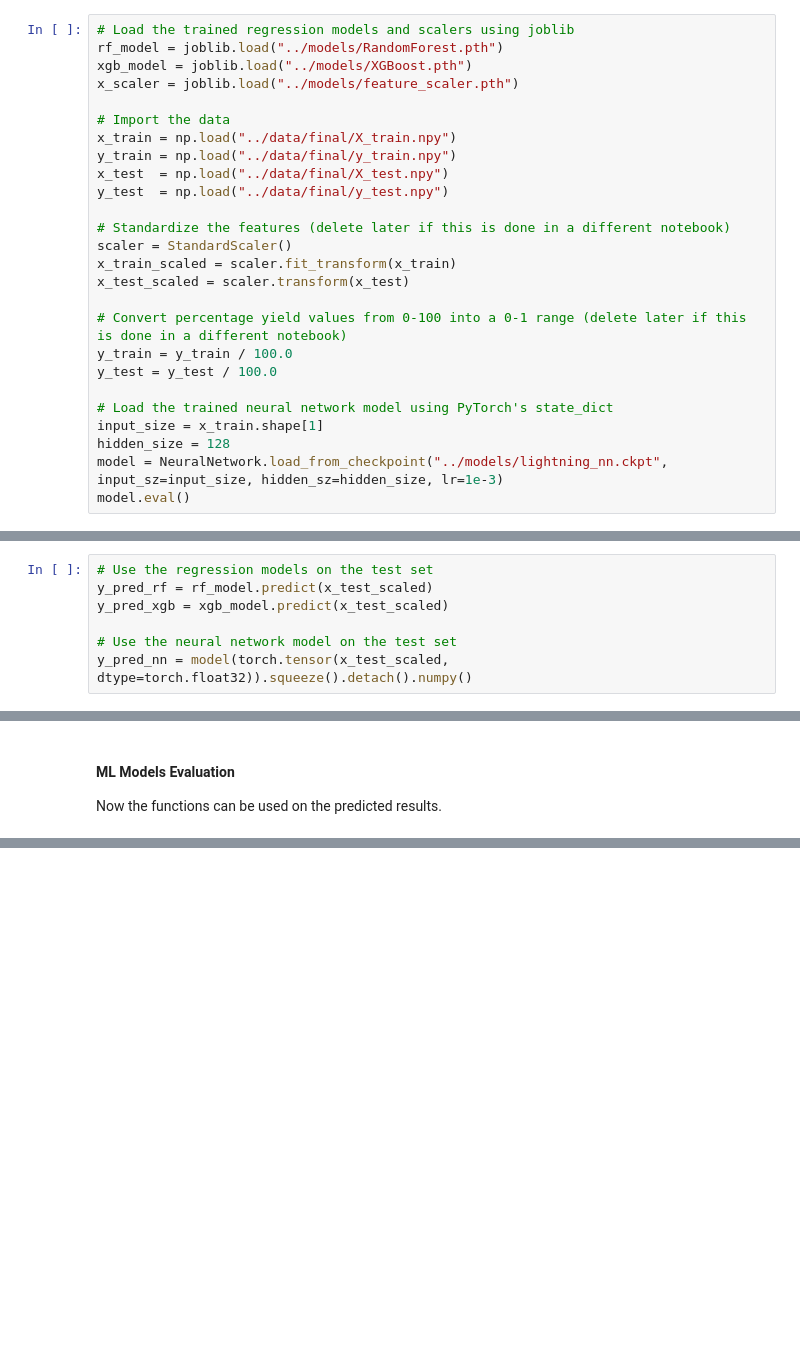
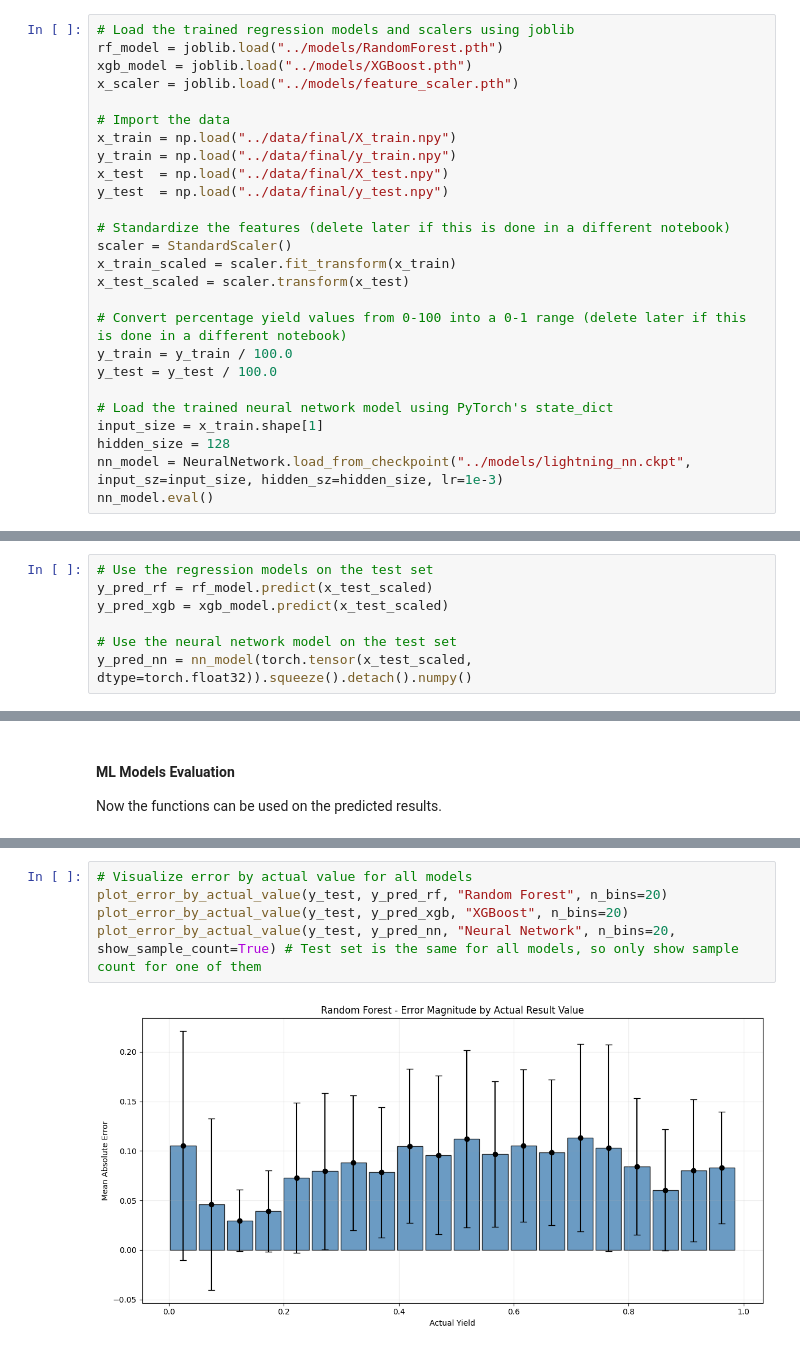
Before and after one commit to meirelesricardo/ai4chem_catalyst_predictor, a Jupyter notebook: notebooks/05_model_testing_and_comparing.ipynb, the cells around one changed output, grey strips where cells are left out. Cells and saved outputs as stored; diff of their text form; blank space fills up the shorter version.

```diff
--- a/notebooks/05_model_testing_and_comparing.ipynb
+++ b/notebooks/05_model_testing_and_comparing.ipynb
@@ -61,8 +62,8 @@ y_test = y_test / 100.0
 # Load the trained neural network model using PyTorch's state_dict
 input_size = x_train.shape[1]
 hidden_size = 128
-model = NeuralNetwork.load_from_checkpoint("../models/lightning_nn.ckpt", input_sz=input_size, hidden_sz=hidden_size, lr=1e-3)
-model.eval()
+nn_model = NeuralNetwork.load_from_checkpoint("../models/lightning_nn.ckpt", input_sz=input_size, hidden_sz=hidden_size, lr=1e-3)
+nn_model.eval()
 # %% [output]
 NeuralNetwork(
   (net): Sequential(
@@ -91,7 +92,7 @@ y_pred_rf = rf_model.predict(x_test_scaled)
 y_pred_xgb = xgb_model.predict(x_test_scaled)
 
 # Use the neural network model on the test set
-y_pred_nn = model(torch.tensor(x_test_scaled, dtype=torch.float32)).squeeze().detach().numpy()
+y_pred_nn = nn_model(torch.tensor(x_test_scaled, dtype=torch.float32)).squeeze().detach().numpy()
 # %% [markdown]
 ### 📝 Evaluation
 
@@ -310,0 +530,7 @@ plot_metrics_comparison([metrics_rf, metrics_xgb, metrics_nn], "All Models - Met
+# %%
+# Visualize error by actual value for all models
+plot_error_by_actual_value(y_test, y_pred_rf, "Random Forest", n_bins=20)
+plot_error_by_actual_value(y_test, y_pred_xgb, "XGBoost", n_bins=20)
+plot_error_by_actual_value(y_test, y_pred_nn, "Neural Network", n_bins=20, show_sample_count=True) # Test set is the same for all models, so only show sample count for one of them
+# %% [output]
+[figure, added]
```
Also changed, not shown: parts of 41 cells of this notebook, 3 other files.
